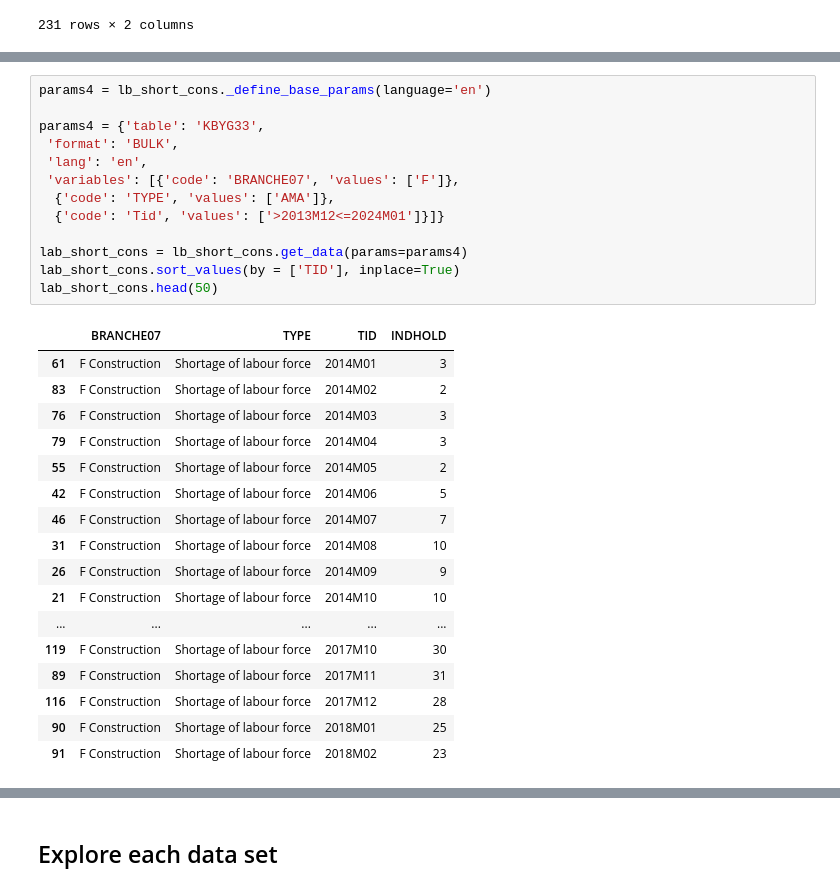
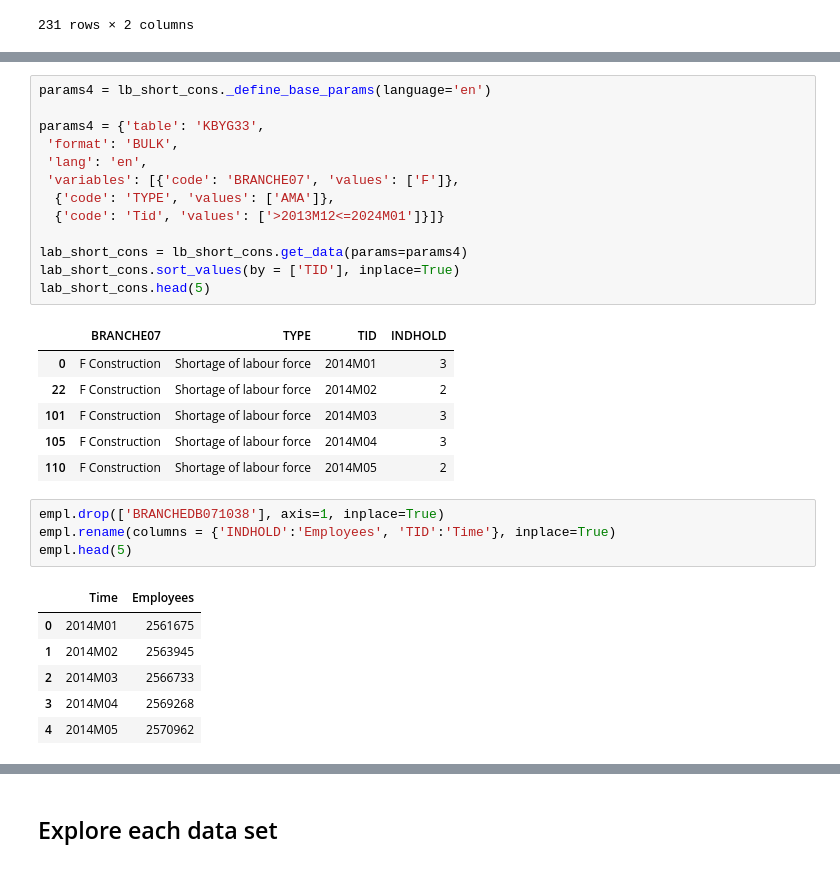
Before and after one commit to NumEconCopenhagen/Projects_2024_Emma-Anna-Oscar, a Jupyter notebook: dataproject/dataproject.ipynb, the cells around one changed output, grey strips where cells are left out. Cells and saved outputs as stored; diff of their text form.

```diff
--- a/dataproject/dataproject.ipynb
+++ b/dataproject/dataproject.ipynb
@@ -342,31 +328,31 @@ lab_short_manu.head(50)
 # %%
 params4 = lb_short_cons._define_base_params(language='en')
 
 params4 = {'table': 'KBYG33',
  'format': 'BULK',
  'lang': 'en',
  'variables': [{'code': 'BRANCHE07', 'values': ['F']},
   {'code': 'TYPE', 'values': ['AMA']},
   {'code': 'Tid', 'values': ['>2013M12<=2024M01']}]}
 
 lab_short_cons = lb_short_cons.get_data(params=params4)
 lab_short_cons.sort_values(by = ['TID'], inplace=True)
-lab_short_cons.head(50)
+lab_short_cons.head(5)
 # %% [output]
 |  | BRANCHE07 | TYPE | TID | INDHOLD |
-| 61 | F Construction | Shortage of labour force | 2014M01 | 3 |
-| 83 | F Construction | Shortage of labour force | 2014M02 | 2 |
-| 76 | F Construction | Shortage of labour force | 2014M03 | 3 |
-| 79 | F Construction | Shortage of labour force | 2014M04 | 3 |
-| 55 | F Construction | Shortage of labour force | 2014M05 | 2 |
-| 42 | F Construction | Shortage of labour force | 2014M06 | 5 |
-| 46 | F Construction | Shortage of labour force | 2014M07 | 7 |
-| 31 | F Construction | Shortage of labour force | 2014M08 | 10 |
-| 26 | F Construction | Shortage of labour force | 2014M09 | 9 |
-| 21 | F Construction | Shortage of labour force | 2014M10 | 10 |
-| ... | ... | ... | ... | ... |
-| 119 | F Construction | Shortage of labour force | 2017M10 | 30 |
-| 89 | F Construction | Shortage of labour force | 2017M11 | 31 |
-| 116 | F Construction | Shortage of labour force | 2017M12 | 28 |
-| 90 | F Construction | Shortage of labour force | 2018M01 | 25 |
-| 91 | F Construction | Shortage of labour force | 2018M02 | 23 |
+| 0 | F Construction | Shortage of labour force | 2014M01 | 3 |
+| 22 | F Construction | Shortage of labour force | 2014M02 | 2 |
+| 101 | F Construction | Shortage of labour force | 2014M03 | 3 |
+| 105 | F Construction | Shortage of labour force | 2014M04 | 3 |
+| 110 | F Construction | Shortage of labour force | 2014M05 | 2 |
+# %%
+empl.drop(['BRANCHEDB071038'], axis=1, inplace=True)
+empl.rename(columns = {'INDHOLD':'Employees', 'TID':'Time'}, inplace=True)
+empl.head(5)
+# %% [output]
+|  | Time | Employees |
+| 0 | 2014M01 | 2561675 |
+| 1 | 2014M02 | 2563945 |
+| 2 | 2014M03 | 2566733 |
+| 3 | 2014M04 | 2569268 |
+| 4 | 2014M05 | 2570962 |
```
Also changed, not shown: parts of 14 cells of this notebook.
